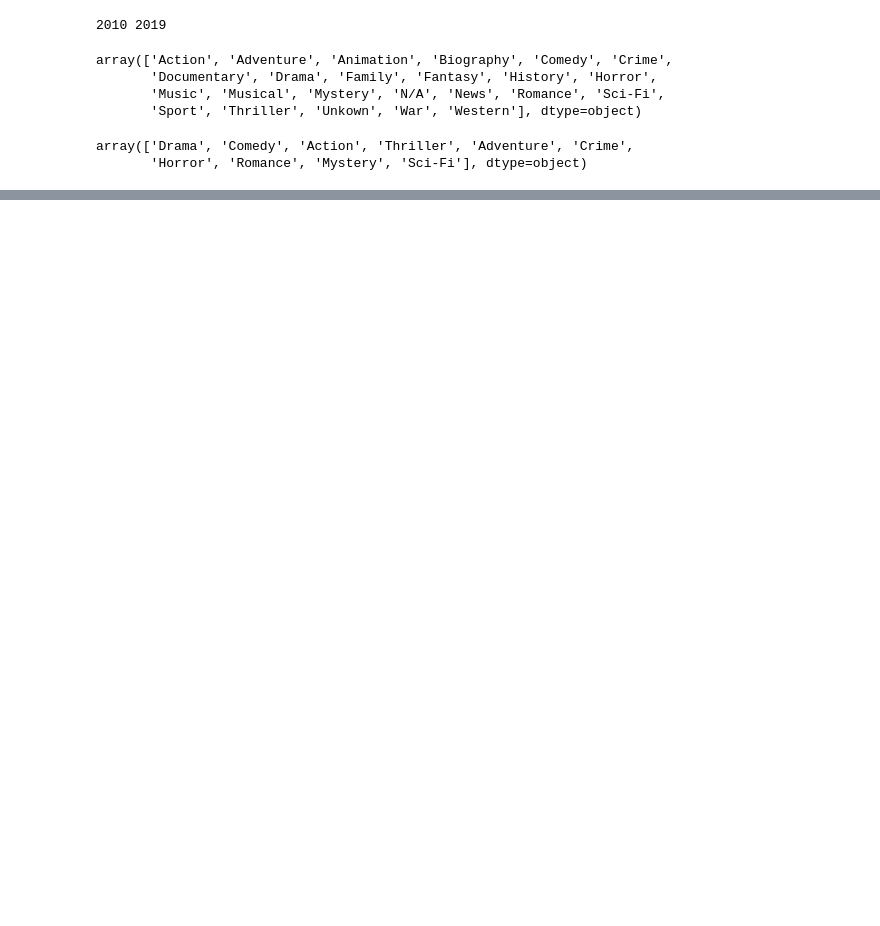
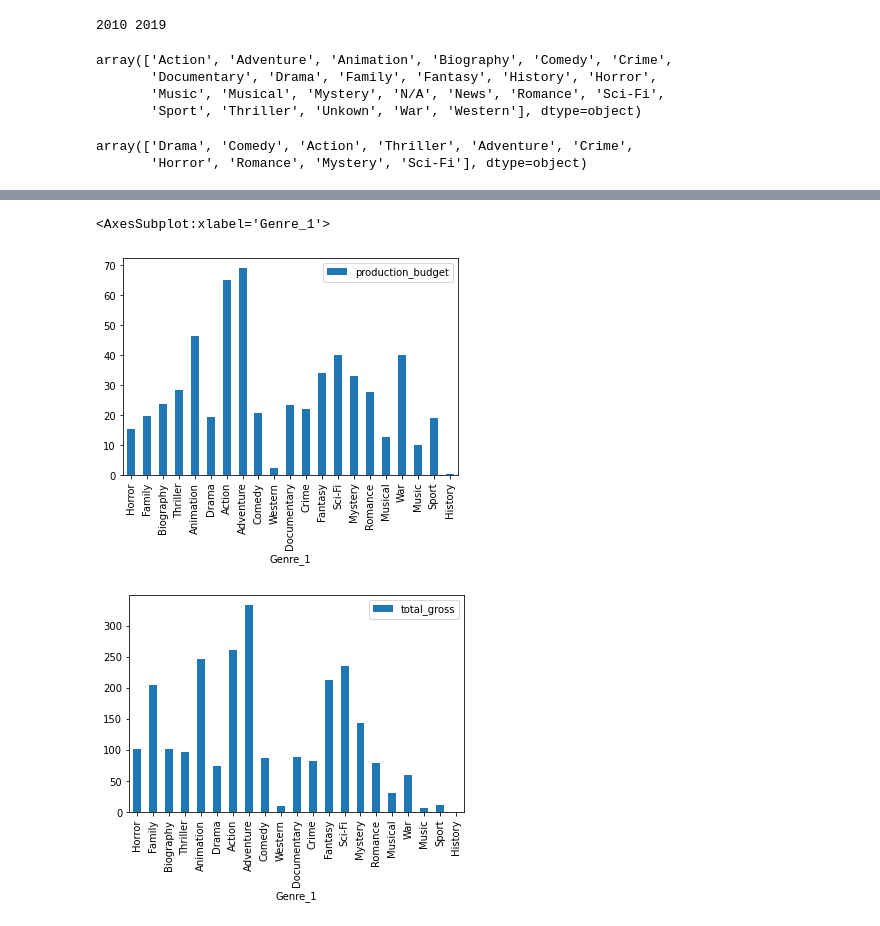
Before and after one commit to brandmend/MovieDataProject, a Jupyter notebook: Movie_Notebook_v1.ipynb, the cells around one changed output, grey strips where cells are left out. Drawn from its saved outputs; the diff is of its cells as text; code cells hidden in the pictures; blank space fills up the shorter version.

```diff
--- a/Movie_Notebook_v1.ipynb
+++ b/Movie_Notebook_v1.ipynb
@@ -606,0 +729,7 @@ array(['Drama', 'Comedy', 'Action', 'Thriller', 'Adventure', 'Crime',
+# %%
+genre_financials.plot(y='production_budget',kind='bar')
+genre_financials.plot(y='total_gross',kind='bar')
+# %% [output]
+<AxesSubplot:xlabel='Genre_1'>
+[figure, added]
+[figure, added]
```
Also changed, not shown: parts of 19 cells of this notebook.
